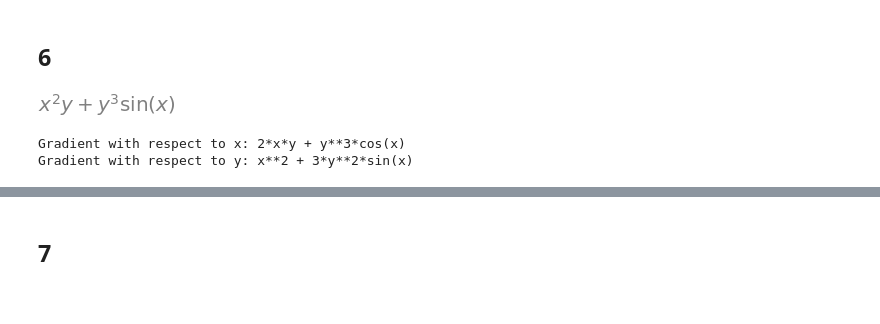
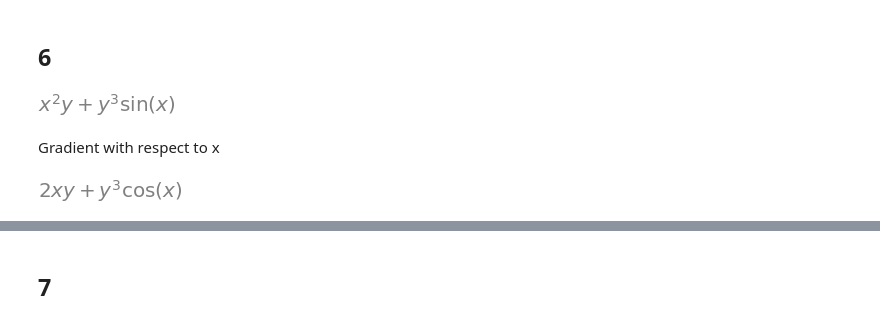
Before and after one commit to dkowsikpai/ES654-2022-Prerequisite, a Jupyter notebook: ML_Prerequisite.ipynb, the cells around one changed output, grey strips where cells are left out. Saved outputs shown, nothing was run; the diff lists cells and outputs as text; code cells hidden in the pictures.

```diff
--- a/ML_Prerequisite.ipynb
+++ b/ML_Prerequisite.ipynb
@@ -275,9 +274,9 @@ f = (x_sy**2) * y_sy + (y_sy**3) * sympy.sin(x_sy)
 f
 # %% [output]
 [figure]
-# %%
-print("Gradient with respect to x:", sympy.diff(f, x_sy))
-print("Gradient with respect to y:", sympy.diff(f, y_sy))
-# %% [output]
-Gradient with respect to x: 2*x*y + y**3*cos(x)
-Gradient with respect to y: x**2 + 3*y**2*sin(x)
+# %% [markdown]
+Gradient with respect to x
+# %%
+sympy.diff(f, x_sy)
+# %% [output]
+[figure, added]
```
Also changed, not shown: parts of 22 cells of this notebook.
